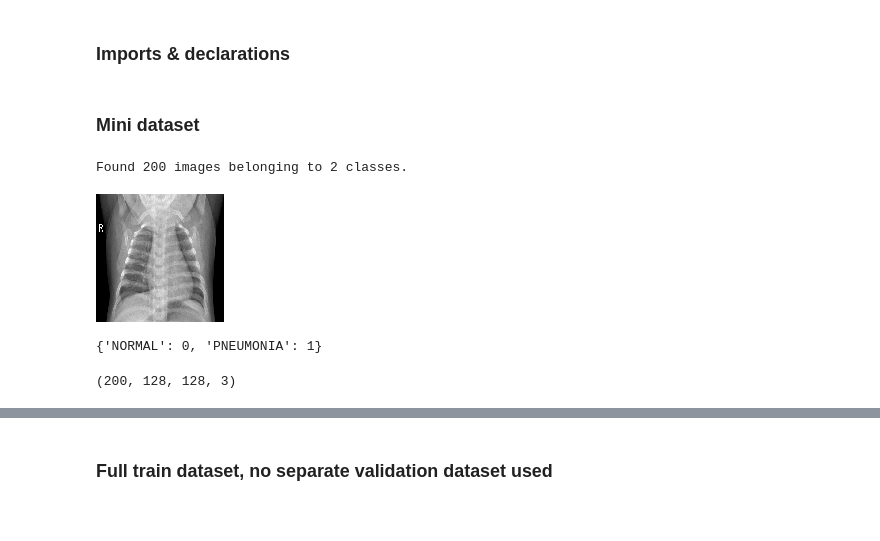
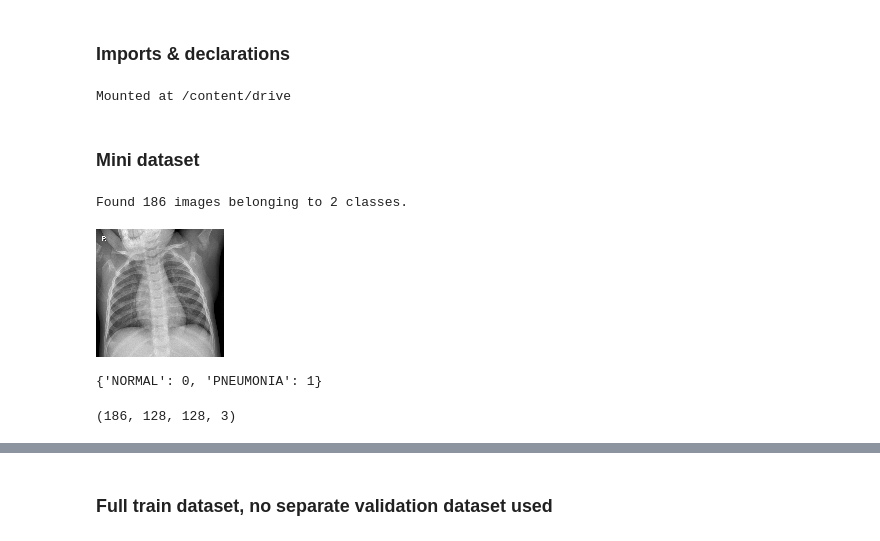
Before and after one commit to sethnlewis/X-Ray-Image-Classification, a Jupyter notebook: notebooks/EDA.ipynb, the cells around one changed output, grey strips where cells are left out. Saved outputs shown, nothing was run; the diff lists cells and outputs as text; code cells hidden in the pictures.

```diff
--- a/notebooks/EDA.ipynb
+++ b/notebooks/EDA.ipynb
@@ -15,37 +15,39 @@ from keras.callbacks import EarlyStopping, ModelCheckpoint
 from keras.models import *
 from keras.layers import *
 
-data_path_mini = '../data/raw/kaggle_mini_subsample'
-data_path_train = '../data/raw/train'
-colab_path_train = '/content/drive/MyDrive/Data Science/Colab Notebooks/Module 4 Project/data/raw/train'
-colab_path_mini = '/content/drive/MyDrive/Data Science/Colab Notebooks/Module 4 Project/data/raw/mini_subsample'
+LOCAL_PATH_MINI = '../data/raw/kaggle_mini_subsample'
+LOCAL_PATH_TRAIN = '../data/raw/train'
+COLAB_PATH_TRAIN = '/content/drive/MyDrive/Data Science/Colab Notebooks/Module 4 Project/data/raw/train'
+COLAB_PATH_MINI = '/content/drive/MyDrive/Data Science/Colab Notebooks/Module 4 Project/data/raw/mini_subsample'
 
 RANDOM_STATE = 2020
 
 # Comment when running locally, uncomment for Google Colab
 from google.colab import drive
 drive.mount('/content/drive')
+# %% [output]
+Mounted at /content/drive
 # %% [markdown]
 ### Mini dataset
 # %%
 BATCH_SIZE = 250
 TARGET_SIZE = [128, 128]
 
-path = colab_path_mini
+path = COLAB_PATH_MINI
 image_generator = ImageDataGenerator().flow_from_directory(path, batch_size=BATCH_SIZE, target_size=TARGET_SIZE);
 images, labels = next(image_generator)
 images_scaled = images / 255
 
 display(array_to_img(images[0]))
 print(image_generator.class_indices)
 # %% [output]
-Found 200 images belonging to 2 classes.
+Found 186 images belonging to 2 classes.
-[figure, old version]
+[figure, new version]
 {'NORMAL': 0, 'PNEUMONIA': 1}
 # %%
 images_scaled.shape
 # %% [output]
-(200, 128, 128, 3)
+(186, 128, 128, 3)
 # %%
 x = images_scaled.reshape(images_scaled.shape[0],images_scaled.shape[1]*images_scaled.shape[2]*images_scaled.shape[3])
 
```
Also changed, not shown: parts of 11 cells of this notebook.
